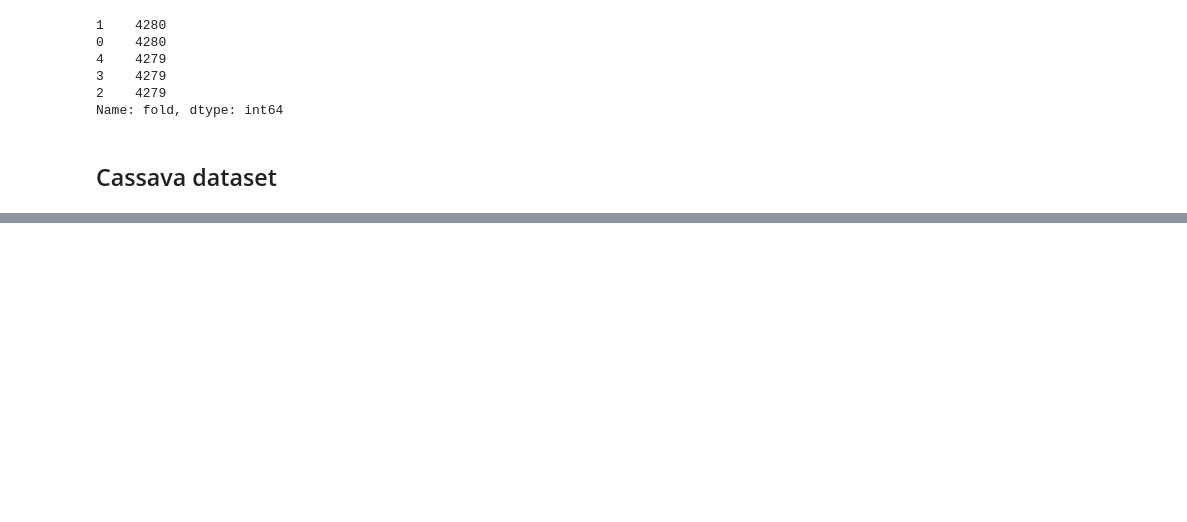
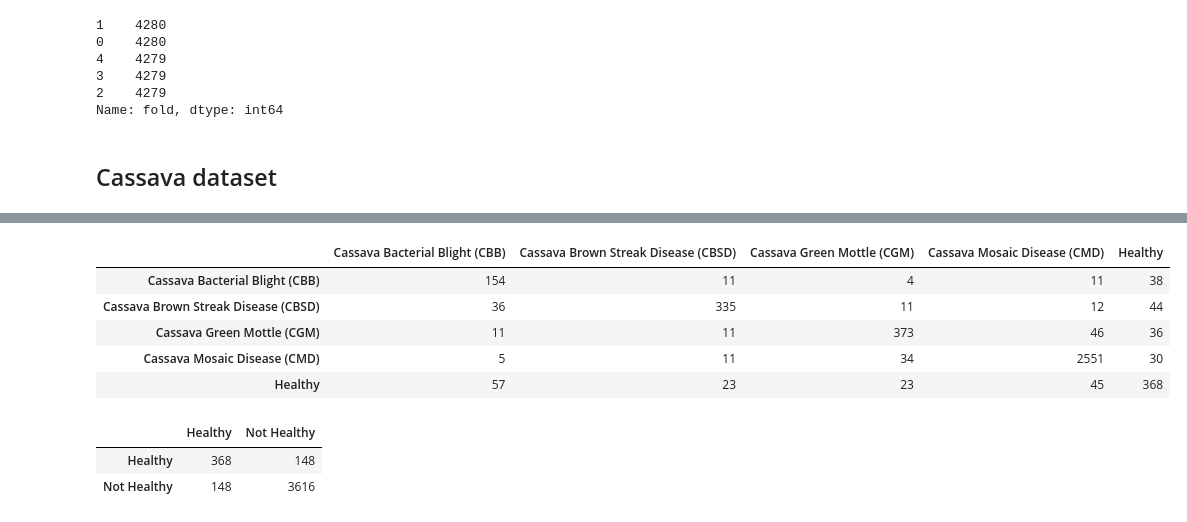
Before and after one commit to danjafish/cassava, a Jupyter notebook: baseline.ipynb, the cells around one changed output, grey strips where cells are left out. Cells and saved outputs as stored; diff of their text form; code cells hidden in the pictures; blank space fills up the shorter version.

```diff
--- a/baseline.ipynb
+++ b/baseline.ipynb
@@ -373,0 +421,3 @@ validation multi-class accuracy = 0.8626
+# %%
+epoch = 6
+model.load_state_dict(torch.load('{}_fold_{}_{}'.format(CFG['model_arch'], test_fold, epoch)))
@@ -373,0 +426,26 @@ validation multi-class accuracy = 0.8626
+# %%
+preds_all = []
+t = time.time()
+loss_sum = 0
+sample_num = 0
+preds_all = []
+targets_all = []
+pbar = tqdm(enumerate(val_loader), total=len(val_loader), position=0, leave=True)
+with torch.no_grad():
+    model = model.eval();
+    for step, (x, y_true) in pbar:
+        x = x.to(device).float()
+        y_true = y_true.to(device).long()
+        y_pred = model(x)
+        preds_all += [torch.argmax(y_pred, 1).detach().cpu().numpy()]
+        targets_all += [y_true.detach().cpu().numpy()]
+        l = loss_fn(y_pred, y_true)
+        loss_sum += l.item()*y_true.shape[0]
+        sample_num += y_true.shape[0]
+
+    if ((step + 1) % CFG['verbose_step'] == 0) or ((step + 1) == len(val_loader)):
+        description = f'epoch {epoch} loss: {loss_sum/sample_num:.4f}'
+        pbar.set_description(description)
+
+preds_all = np.concatenate(preds_all)
+targets_all = np.concatenate(targets_all)
@@ -373,0 +510,18 @@ validation multi-class accuracy = 0.8626
+# %%
+
+from sklearn.metrics import confusion_matrix
+
+cm = confusion_matrix(targets_all, preds_all)
+# %%
+cm = pd.DataFrame(cm)
+cm.columns = [mapping[str(x)] for x in range(5)]
+cm.index = [mapping[str(x)] for x in range(5)]
+# %%
+cm
+# %% [output]
+|  | Cassava Bacterial Blight (CBB) | Cassava Brown Streak Disease (CBSD) | Cassava Green Mottle (CGM) | Cassava Mosaic Disease (CMD) | Healthy |
+| Cassava Bacterial Blight (CBB) | 154 | 11 | 4 | 11 | 38 |
+| Cassava Brown Streak Disease (CBSD) | 36 | 335 | 11 | 12 | 44 |
+| Cassava Green Mottle (CGM) | 11 | 11 | 373 | 46 | 36 |
+| Cassava Mosaic Disease (CMD) | 5 | 11 | 34 | 2551 | 30 |
+| Healthy | 57 | 23 | 23 | 45 | 368 |
@@ -373,0 +534,10 @@ validation multi-class accuracy = 0.8626
+# %%
+cm = confusion_matrix(targets_all, preds_all)
+cm = pd.DataFrame(cm)
+cm.columns = ['Healthy', 'Not Healthy']
+cm.index = ['Healthy', 'Not Healthy']
+cm
+# %% [output]
+|  | Healthy | Not Healthy |
+| Healthy | 368 | 148 |
+| Not Healthy | 148 | 3616 |
```
Also changed, not shown: parts of 35 cells of this notebook.
